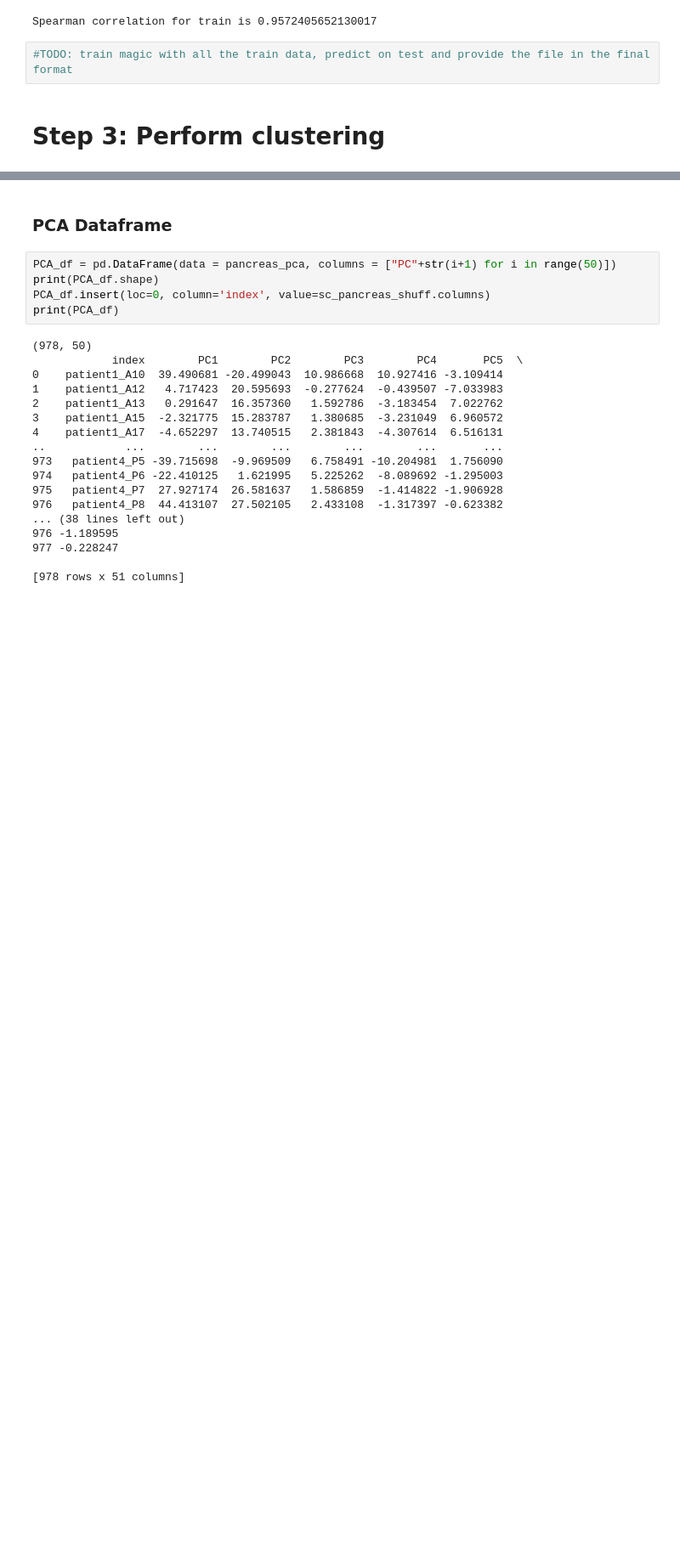
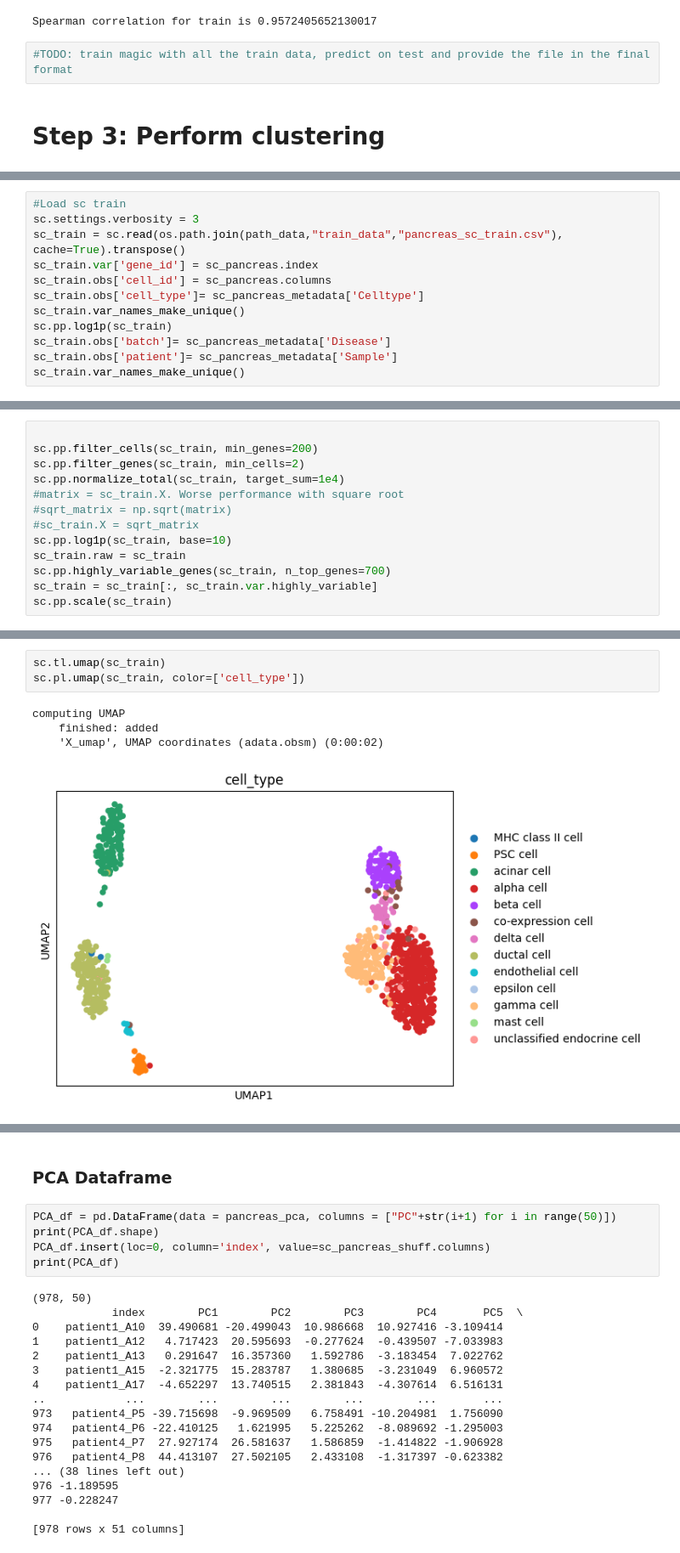
Before and after one commit to acarballocastro/ML4G, a Jupyter notebook: Project2_test_with_scanpy.ipynb, the cells around one changed output, grey strips where cells are left out. Shown at 85% size. Drawn from its saved outputs; the diff is of its cells as text; blank space fills up the shorter version.

```diff
--- a/Project2_test_with_scanpy.ipynb
+++ b/Project2_test_with_scanpy.ipynb
@@ -454,0 +217,12 @@ Performance: 0.5498142740854566
+# %%
+#Load sc train
+sc.settings.verbosity = 3
+sc_train = sc.read(os.path.join(path_data,"train_data","pancreas_sc_train.csv"), cache=True).transpose()
+sc_train.var['gene_id'] = sc_pancreas.index
+sc_train.obs['cell_id'] = sc_pancreas.columns
+sc_train.obs['cell_type']= sc_pancreas_metadata['Celltype']
+sc_train.var_names_make_unique()
+sc.pp.log1p(sc_train)
+sc_train.obs['batch']= sc_pancreas_metadata['Disease']
+sc_train.obs['patient']= sc_pancreas_metadata['Sample']
+sc_train.var_names_make_unique()
@@ -454,0 +231,13 @@ Performance: 0.5498142740854566
+# %%
+
+sc.pp.filter_cells(sc_train, min_genes=200)
+sc.pp.filter_genes(sc_train, min_cells=2)
+sc.pp.normalize_total(sc_train, target_sum=1e4)
+#matrix = sc_train.X. Worse performance with square root
+#sqrt_matrix = np.sqrt(matrix)
+#sc_train.X = sqrt_matrix
+sc.pp.log1p(sc_train, base=10)
+sc_train.raw = sc_train
+sc.pp.highly_variable_genes(sc_train, n_top_genes=700)
+sc_train = sc_train[:, sc_train.var.highly_variable]
+sc.pp.scale(sc_train)
@@ -454,0 +266,8 @@ Performance: 0.5498142740854566
+# %%
+sc.tl.umap(sc_train)
+sc.pl.umap(sc_train, color=['cell_type'])
+# %% [output]
+computing UMAP
+    finished: added
+    'X_umap', UMAP coordinates (adata.obsm) (0:00:02)
+[figure, added]
```
Also changed, not shown: parts of 65 cells of this notebook.
